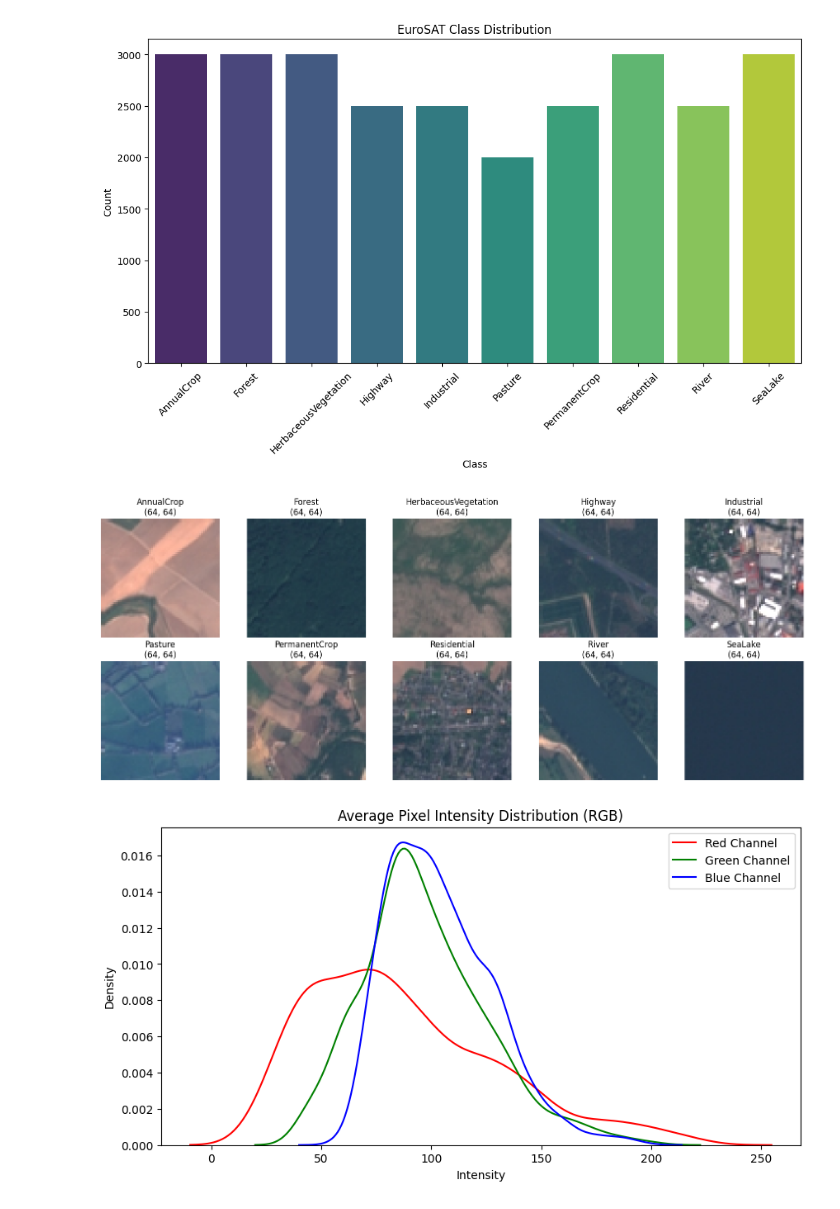
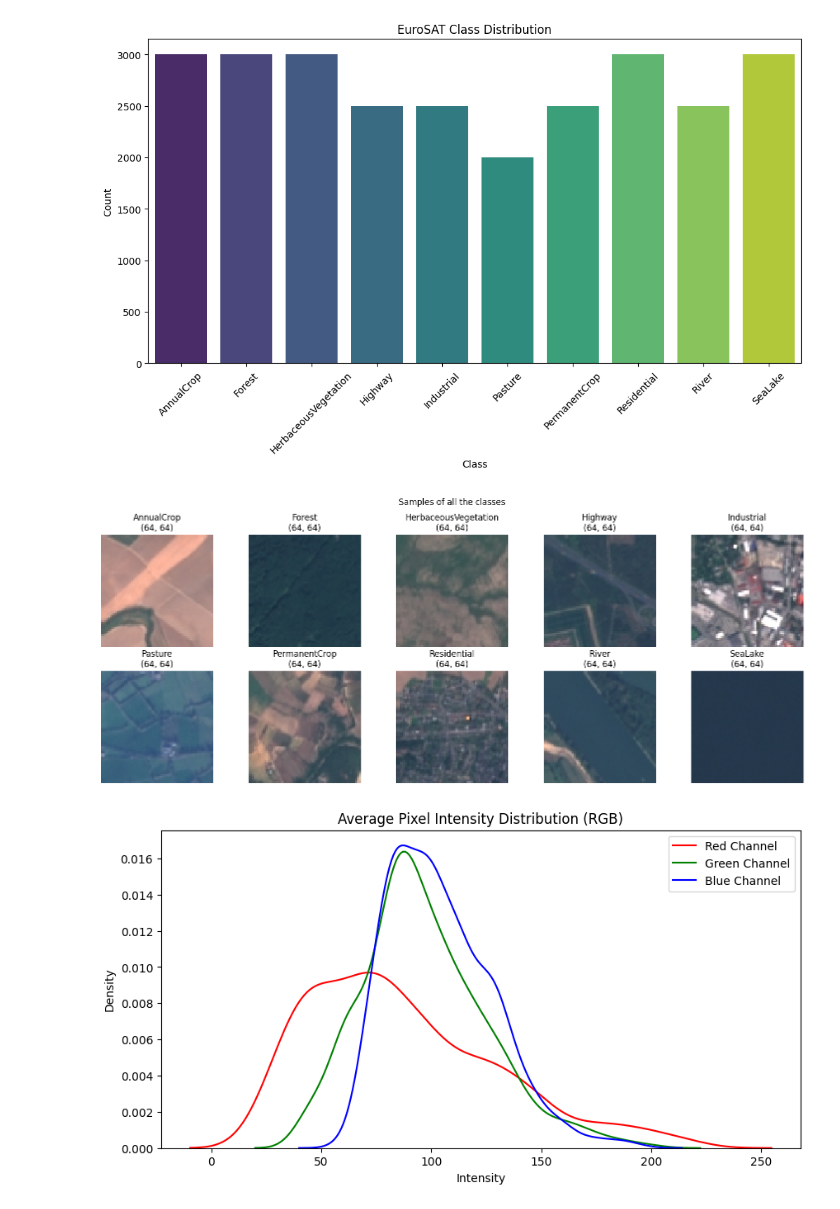
Before and after one commit to Rooneyish/deforestation_detection, a Jupyter notebook: src/notebooks/data_exploration.ipynb, the cells around one changed output. Saved outputs shown, nothing was run; the diff lists cells and outputs as text; code cells hidden in the pictures.

```diff
--- a/src/notebooks/data_exploration.ipynb
+++ b/src/notebooks/data_exploration.ipynb
@@ -40,23 +46,24 @@ plt.show()
 # %%
 def plot_samples(data_path, classes, samples_per_class=1):
     plt.figure(figsize=(15, 6))
+    plt.suptitle("Samples of all the classes")
     for i, cls in enumerate(classes):
         cls_path = os.path.join(data_path, cls)
         img_name = os.listdir(cls_path)[0]
         img_path = os.path.join(cls_path, img_name)
 
         img = Image.open(img_path)
 
         plt.subplot(2, 5, i + 1)
         plt.imshow(img)
         plt.title(f"{cls}\n{img.size}")
         plt.axis("off")
     plt.tight_layout()
     plt.show()
 
 plot_samples(data_path, classes)
 # %% [output]
-[figure, old version]
+[figure, new version]
 # %%
 def plot_color_distribution(data_path, classes, num_samples=100):
     reds, greens, blues = [], [], []
```
Also changed, not shown: parts of 4 cells of this notebook, 5 other files.
